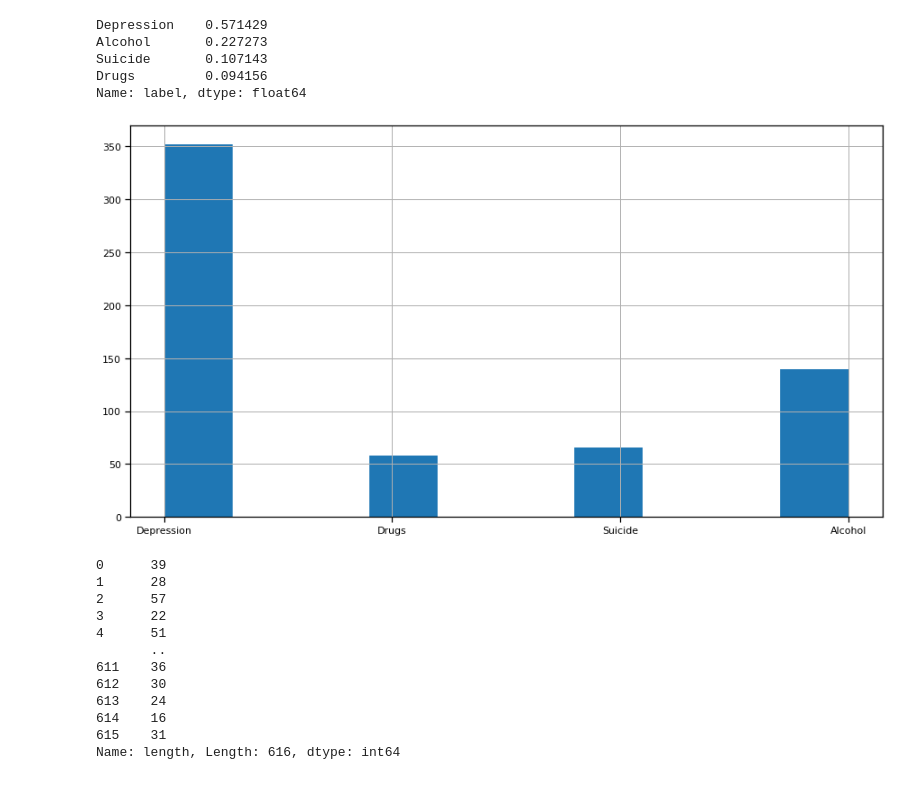
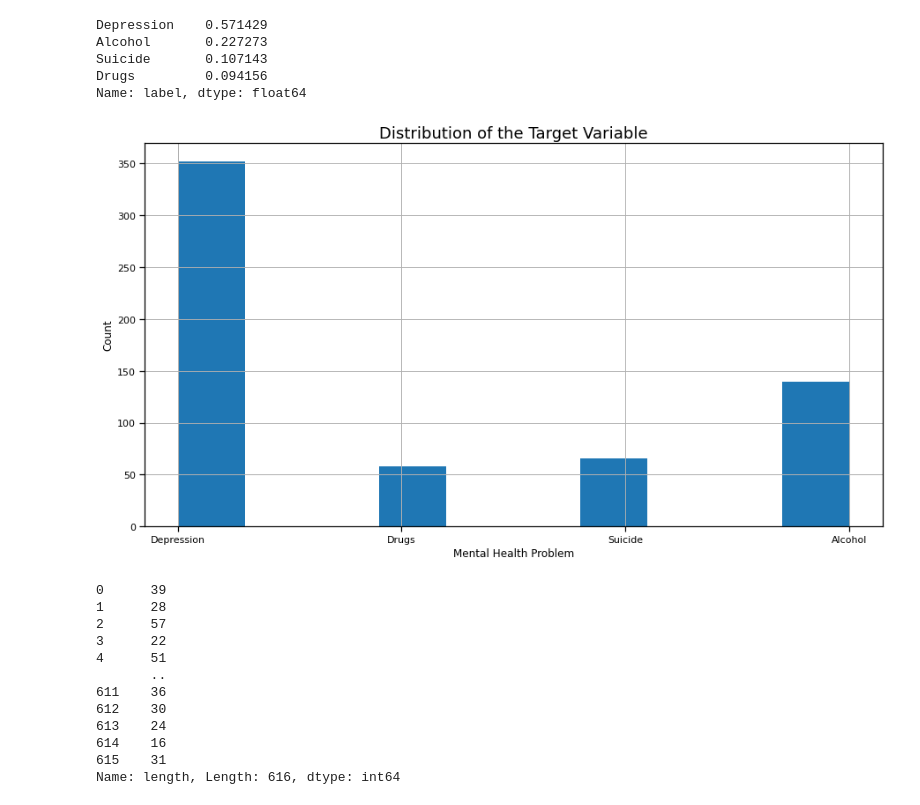
Before and after one commit to FridahKimathi/Mental-Health-Prediction-for-Kenyan-university-students, a Jupyter notebook: index.ipynb, the cells around one changed output. Drawn from its saved outputs; the diff is of its cells as text; code cells hidden in the pictures.

```diff
--- a/index.ipynb
+++ b/index.ipynb
@@ -111,10 +131,12 @@ Drugs         0.094156
 Name: label, dtype: float64
 # %%
 # Visualizing the proportionality of the target
-
+plt.title('Distribution of the Target Variable', fontsize = 18)
+plt.xlabel('Mental Health Problem')
+plt.ylabel('Count')
 train_df['label'].hist(figsize=(15,8));
 # %% [output]
-[figure, old version]
+[figure, new version]
 # %%
 # Creating a new column length showing the length of test per column
 train_df['length'] =  train_df['text'].apply(len)
```
Also changed, not shown: parts of 20 cells of this notebook, 5 other files.
